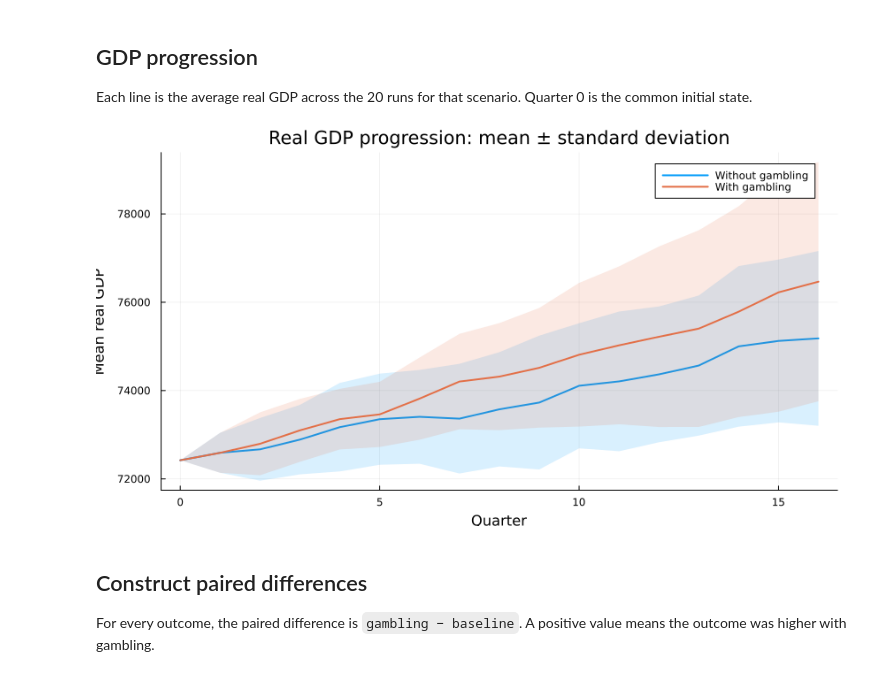
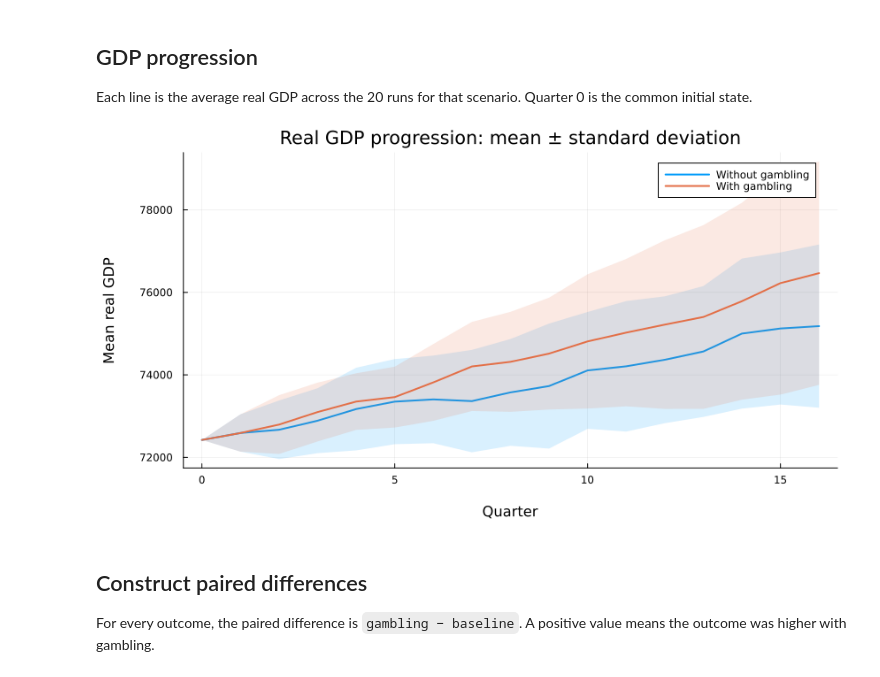
Before and after one commit to danielbandrade/BeforeIT-dba, a Jupyter notebook: dba-studies/gambling-market/analyze-paired-results.ipynb, the cells around one changed output. Cells and saved outputs as stored; diff of their text form; code cells hidden in the pictures.

Commit message:
finanlizando a análise de gambling

```diff
--- a/dba-studies/gambling-market/analyze-paired-results.ipynb
+++ b/dba-studies/gambling-market/analyze-paired-results.ipynb
@@ -50,43 +68,45 @@ results
 Each line is the average real GDP across the 20 runs for that scenario. Quarter 0 is the common initial state.
 # %%
 gdp_path = first(path for path in (
-    joinpath(pwd(), "paired-gdp-paths.csv"),
-    joinpath(pwd(), "dba-studies", "gambling-market", "paired-gdp-paths.csv"),
+    joinpath(pwd(), "data", "paired-gdp-paths.csv"),
+    joinpath(pwd(), "dba-studies", "gambling-market", "data", "paired-gdp-paths.csv"),
 ) if isfile(path))
 
 gdp_paths = CSV.read(gdp_path, DataFrame)
 @assert nrow(gdp_paths) == 20 * 2 * 17
 
 gdp_progression = combine(
     groupby(gdp_paths, [:scenario, :period]),
     :real_gdp => mean => :mean_real_gdp,
     :real_gdp => std => :std_real_gdp,
 )
 sort!(gdp_progression, [:scenario, :period])
 
 baseline_gdp = filter(:scenario => ==("baseline"), gdp_progression)
 gambling_gdp = filter(:scenario => ==("gambling"), gdp_progression)
 
 plot(
     baseline_gdp.period,
     baseline_gdp.mean_real_gdp;
     ribbon = baseline_gdp.std_real_gdp,
     fillalpha = 0.15,
     label = "Without gambling",
-    xlabel = "Quarter",
-    ylabel = "Mean real GDP",
+    xlabel = "\nQuarter",
+    ylabel = "Mean real GDP\n",
     title = "Real GDP progression: mean ± standard deviation",
+    bottom_margin = 5Plots.mm,
+    left_margin = 5Plots.mm,
 )
 
 plot!(
     gambling_gdp.period,
     gambling_gdp.mean_real_gdp;
     ribbon = gambling_gdp.std_real_gdp,
     fillalpha = 0.15,
     label = "With gambling",
 )
 # %% [output]
-[figure, old version]
+[figure, new version]
 # %% [markdown]
 ## Construct paired differences
 
```
Also changed, not shown: parts of 2 cells of this notebook, 19 other files.
